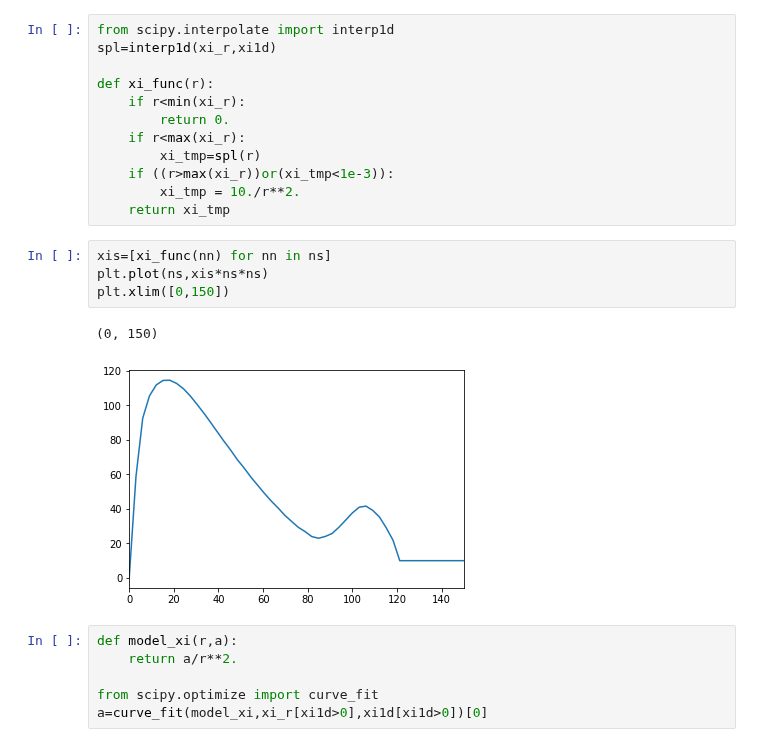
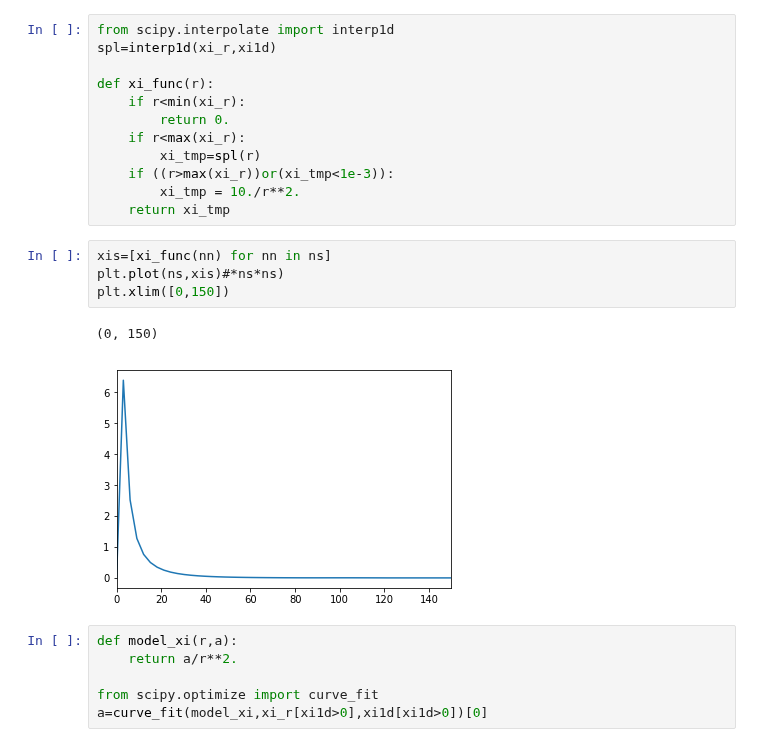
Before and after one commit to oliverphilcox/RascalC, a Jupyter notebook: jupyter/Xi(r) Kernel Probability.ipynb, the cells around one changed output. Saved outputs shown, nothing was run; the diff lists cells and outputs as text.

```diff
--- a/jupyter/Xi(r) Kernel Probability.ipynb
+++ b/jupyter/Xi(r) Kernel Probability.ipynb
@@ -23,11 +23,11 @@ def xi_func(r):
     return xi_tmp
 # %%
 xis=[xi_func(nn) for nn in ns]
-plt.plot(ns,xis*ns*ns)
+plt.plot(ns,xis)#*ns*ns)
 plt.xlim([0,150])
 # %% [output]
 (0, 150)
-[figure, old version]
+[figure, new version]
 # %%
 def model_xi(r,a):
     return a/r**2.
```
Also changed, not shown: parts of 1 cell of this notebook, 3 other files.
